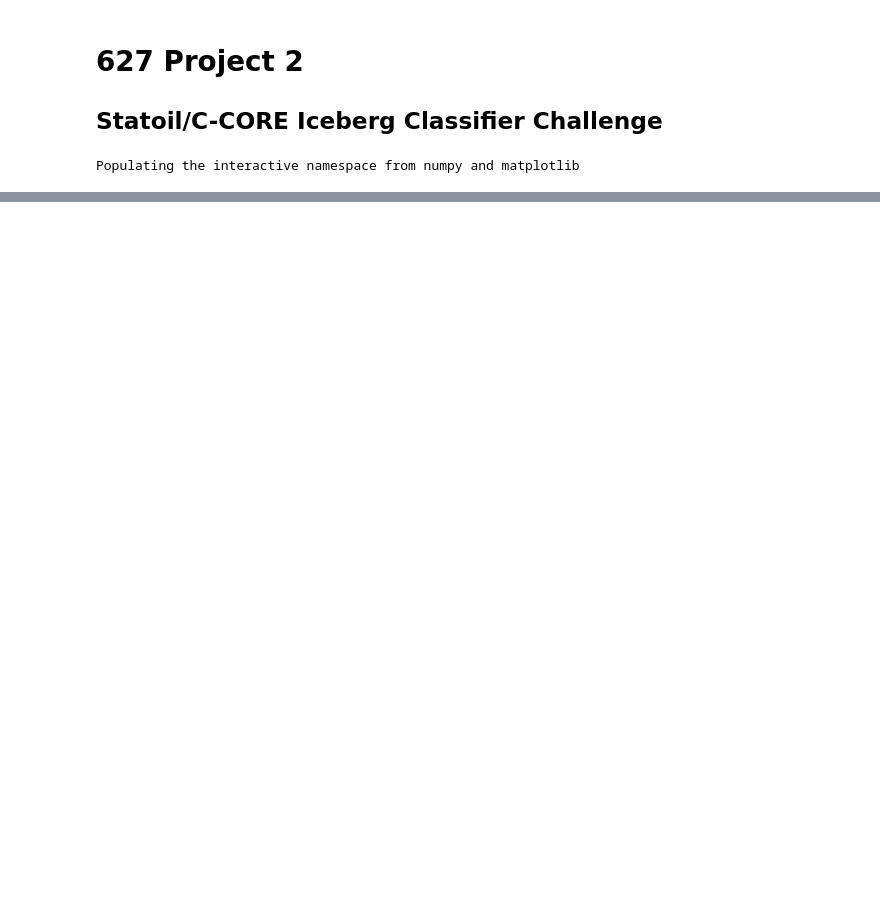
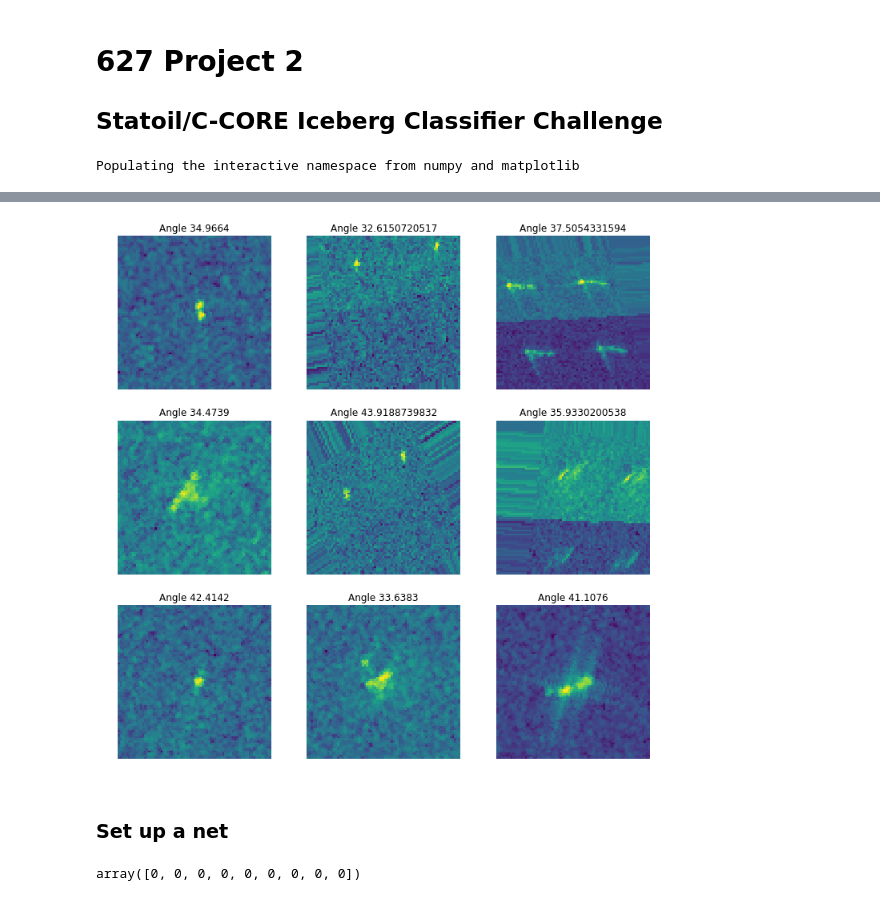
Before and after one commit to Mrcommonzzz/627_Project2, a Jupyter notebook: Project2.ipynb, the cells around one changed output, grey strips where cells are left out. Saved outputs shown, nothing was run; the diff lists cells and outputs as text; code cells hidden in the pictures; blank space fills up the shorter version.

```diff
--- a/Project2.ipynb
+++ b/Project2.ipynb
@@ -114,0 +55,6 @@ train
+# %%
+show_plt(test, test_band1[:9], test=True)
+# %% [output]
+[figure, added]
+# %% [markdown]
+### Set up a net
@@ -114,0 +93,4 @@ train
+# %%
+predictions
+# %% [output]
+array([0, 0, 0, 0, 0, 0, 0, 0, 0])
```
Also changed, not shown: parts of 51 cells of this notebook.
